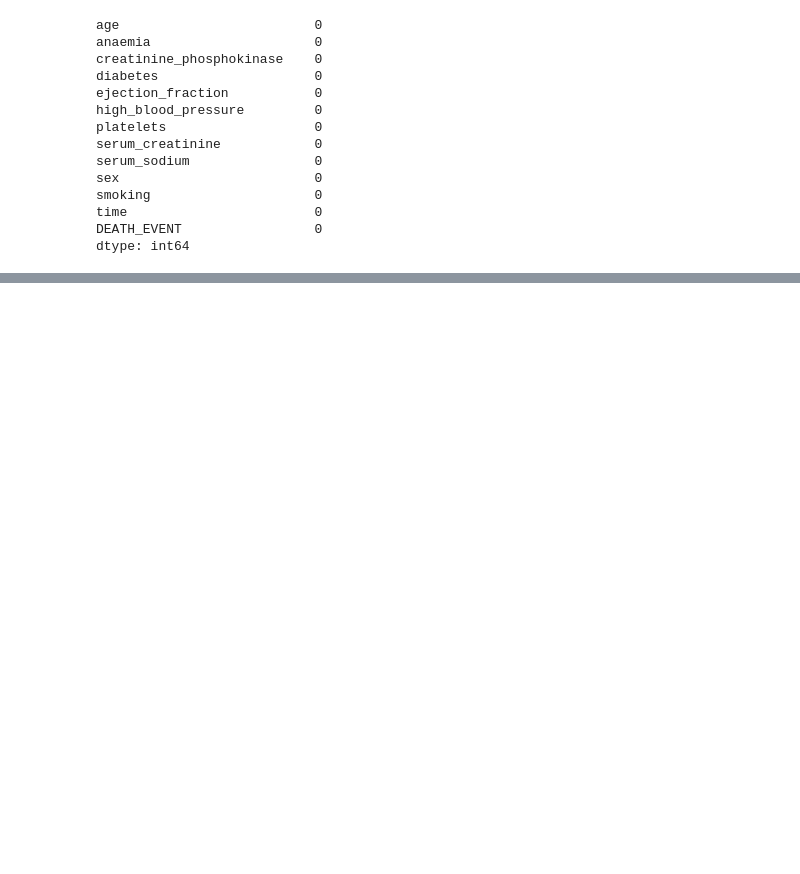
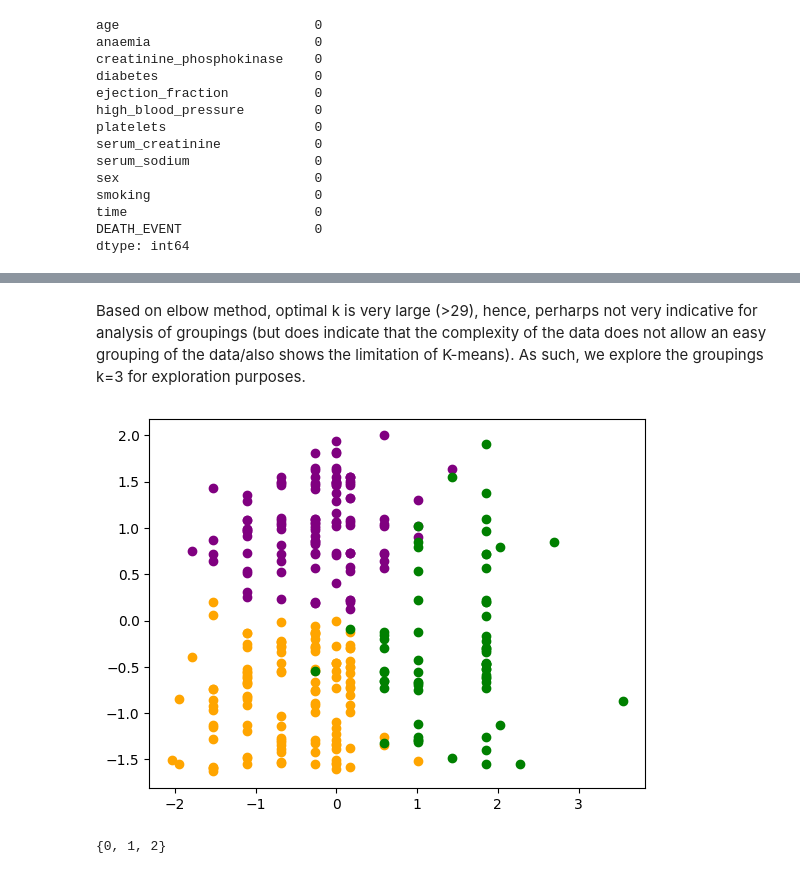
Before and after one commit to miranda-bi/CHL5230-Datathon, a Jupyter notebook: Datathon2.ipynb, the cells around one changed output, grey strips where cells are left out. Drawn from its saved outputs; the diff is of its cells as text; code cells hidden in the pictures; blank space fills up the shorter version.

```diff
--- a/Datathon2.ipynb
+++ b/Datathon2.ipynb
@@ -456,0 +458,10 @@ plot_clusters(data, label, 3)
+# %% [markdown]
+Based on elbow method, optimal k is very large (>29), hence, perharps not very indicative for analysis of groupings (but does indicate that the complexity of the data does not allow an easy grouping of the data/also shows the limitation of K-means). As such, we explore the groupings k=3 for exploration purposes.
+# %%
+kmeans = KMeans(n_clusters = 3, max_iter=600)
+kmeans.fit(data)
+pred_clusters = kmeans.predict(data)
+# %%
+plot_clusters(data, pred_clusters, k=3)
+# %% [output]
+[figure, added]
@@ -456,0 +470,4 @@ plot_clusters(data, label, 3)
+# %%
+set(data_mortality['KMeans_Clusters_3'])
+# %% [output]
+{0, 1, 2}
```
Also changed, not shown: parts of 35 cells of this notebook.
